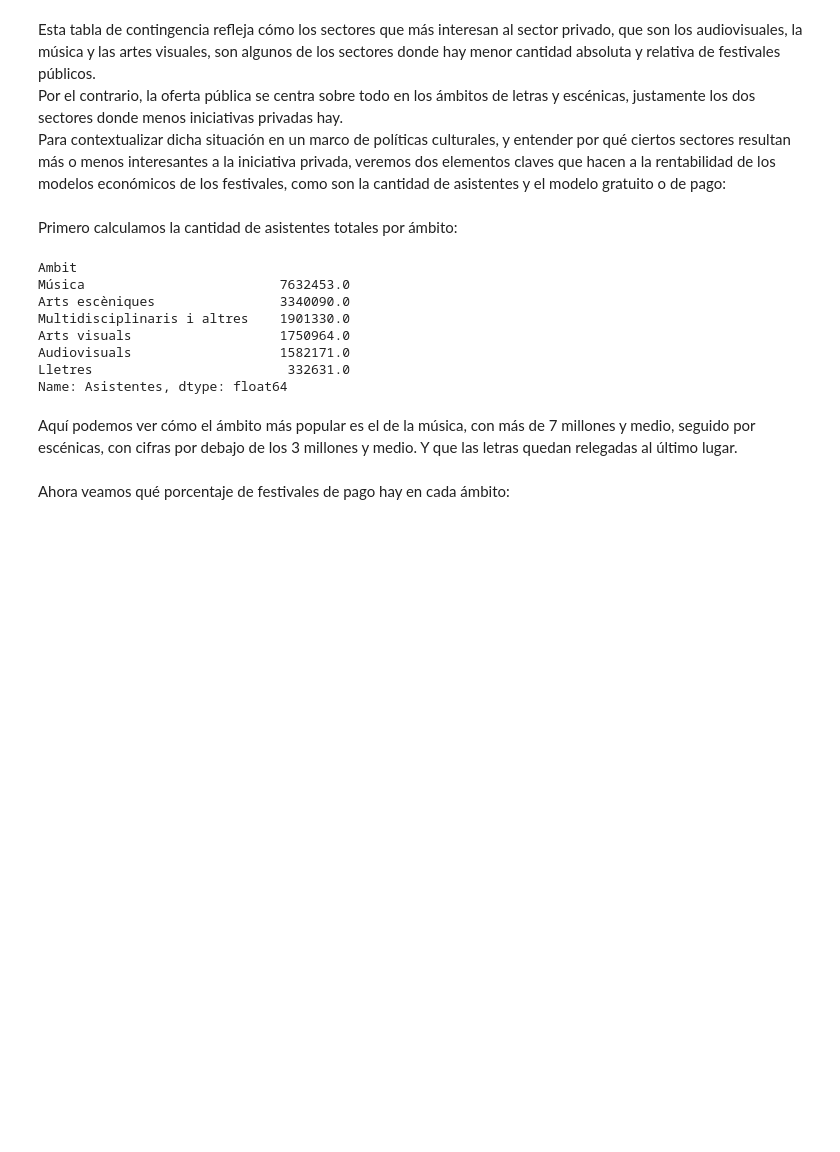
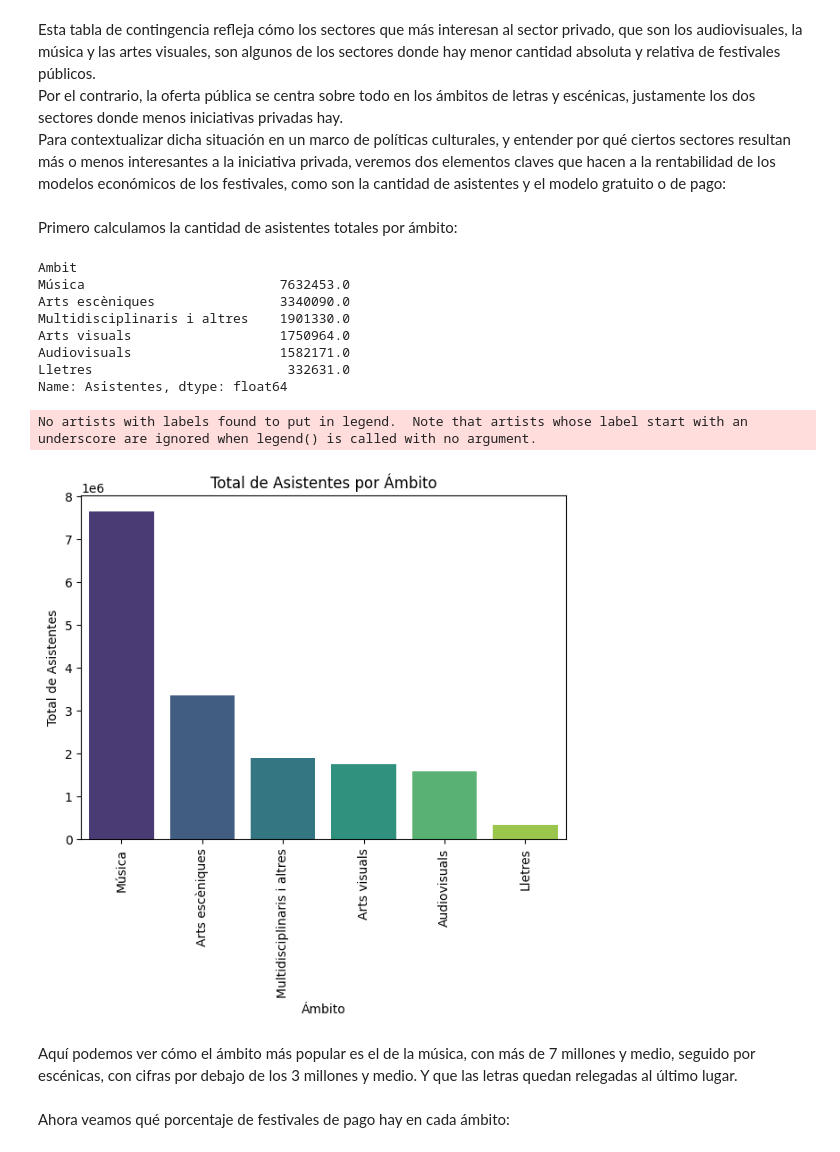
Before and after one commit to marosor/ONLINE_DS_THEBRIDGE_marosor, a Jupyter notebook: EDA/Memoria EDA.ipynb, the cells around one changed output. Saved outputs shown, nothing was run; the diff lists cells and outputs as text; code cells hidden in the pictures; blank space fills up the shorter version.

```diff
--- a/EDA/Memoria EDA.ipynb
+++ b/EDA/Memoria EDA.ipynb
@@ -128,6 +128,19 @@ Arts visuals                   1750964.0
 Audiovisuals                   1582171.0
 Lletres                         332631.0
 Name: Asistentes, dtype: float64
+# %%
+total_asistentes = festivales_decada.groupby('Ambit')['Asistentes'].sum().sort_values(ascending=False).reset_index()
+plt.figure(figsize=(7, 5))
+sns.barplot(x='Ambit', y='Asistentes', hue='Ambit', data=total_asistentes, palette='viridis', legend=False)
+plt.title('Total de Asistentes por Ámbito')
+plt.xlabel('Ámbito')
+plt.ylabel('Total de Asistentes')
+plt.xticks(rotation=90)
+plt.legend().set_visible(False)
+plt.show()
+# %% [output]
+No artists with labels found to put in legend.  Note that artists whose label start with an underscore are ignored when legend() is called with no argument.
+[figure, added]
 # %% [markdown]
 Aquí podemos ver cómo el ámbito más popular es el de la música, con más de 7 millones y medio, seguido por escénicas, con cifras por debajo de los 3 millones y medio. Y que las letras quedan relegadas al último lugar.
 # %% [markdown]
```
Also changed, not shown: parts of 11 cells of this notebook.
